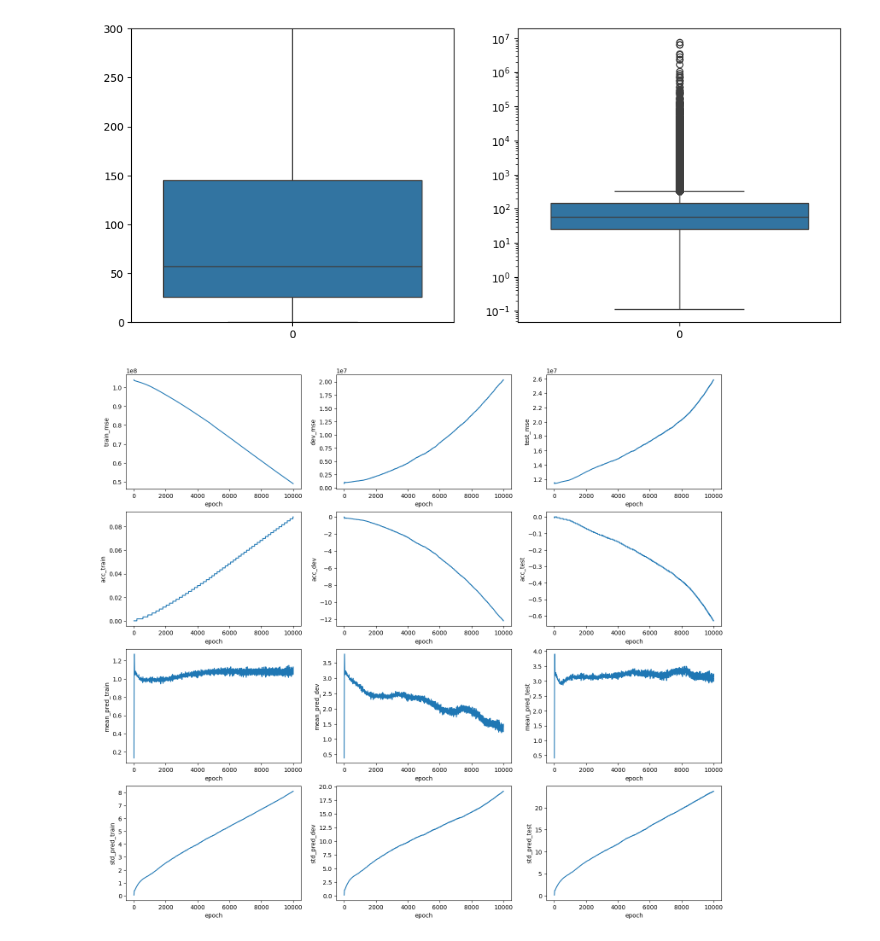
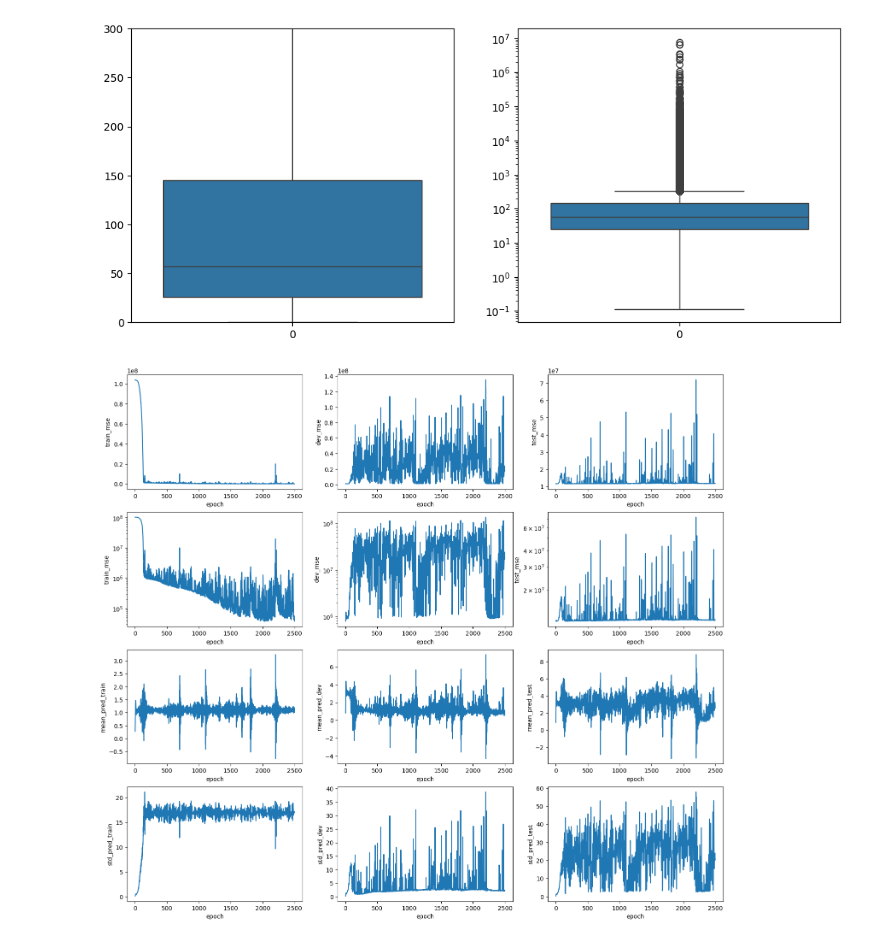
Before and after one commit to muraronicola/Approximating-volume-computations-via-GNNs, a Jupyter notebook: AnalyzeData.ipynb, the cells around one changed output. Cells and saved outputs as stored; diff of their text form; code cells hidden in the pictures.

Commit message:
test_conf to be run

```diff
--- a/AnalyzeData.ipynb
+++ b/AnalyzeData.ipynb
@@ -8,7 +8,7 @@ import os
 exact_polytopes = True
 folder_name = "m_3_r_2"
 base_path = "data/"
-run_id = "run01"
+run_id = "run02"
 # %%
 file_name = "/exact_politopes" if exact_polytopes else "/all_politopes"
 
@@ -40,24 +40,27 @@ plt.show()
 # %%
 
 figure2, ax2 = plt.subplots(4, 3, figsize=(18, 16))
 
 sns.lineplot(data=run, x="epoch", y="train_mse", ax=ax2[0, 0])
 sns.lineplot(data=run, x="epoch", y="dev_mse", ax=ax2[0, 1])
 sns.lineplot(data=run, x="epoch", y="test_mse", ax=ax2[0, 2])
 
-sns.lineplot(data=run, x="epoch", y="acc_train", ax=ax2[1, 0])
-sns.lineplot(data=run, x="epoch", y="acc_dev", ax=ax2[1, 1])
-sns.lineplot(data=run, x="epoch", y="acc_test", ax=ax2[1, 2])
+sns.lineplot(data=run, x="epoch", y="train_mse", ax=ax2[1, 0])
+sns.lineplot(data=run, x="epoch", y="dev_mse", ax=ax2[1, 1])
+sns.lineplot(data=run, x="epoch", y="test_mse", ax=ax2[1, 2])
+ax2[1, 0].set_yscale('log')
+ax2[1, 1].set_yscale('log')
+ax2[1, 2].set_yscale('log')
 
 
 sns.lineplot(data=run, x="epoch", y="mean_pred_train", ax=ax2[2, 0])
 sns.lineplot(data=run, x="epoch", y="mean_pred_dev", ax=ax2[2, 1])
 sns.lineplot(data=run, x="epoch", y="mean_pred_test", ax=ax2[2, 2])
 
 sns.lineplot(data=run, x="epoch", y="std_pred_train", ax=ax2[3, 0])
 sns.lineplot(data=run, x="epoch", y="std_pred_dev", ax=ax2[3, 1])
 sns.lineplot(data=run, x="epoch", y="std_pred_test", ax=ax2[3, 2])
 
 figure.tight_layout()
 # %% [output]
-[figure, old version]
+[figure, new version]
```
Also changed, not shown: 7 other files.
